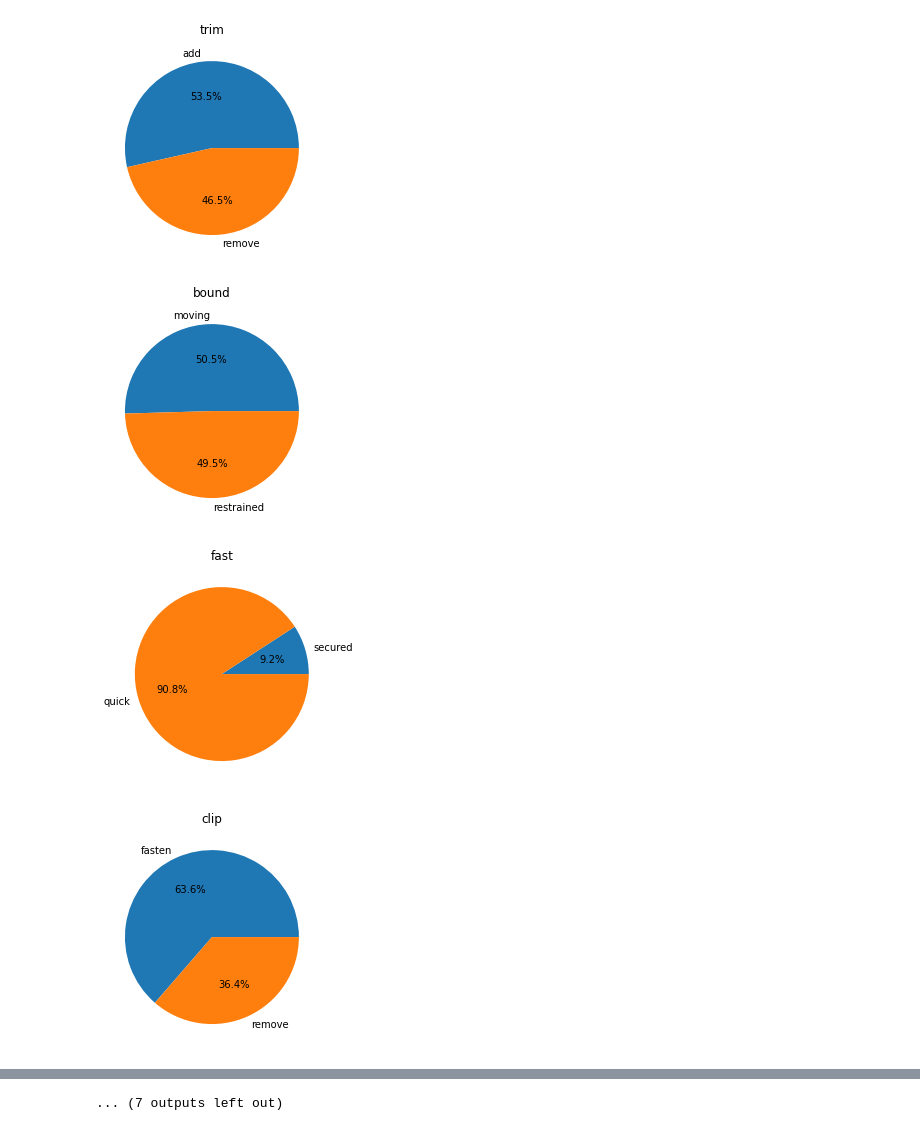
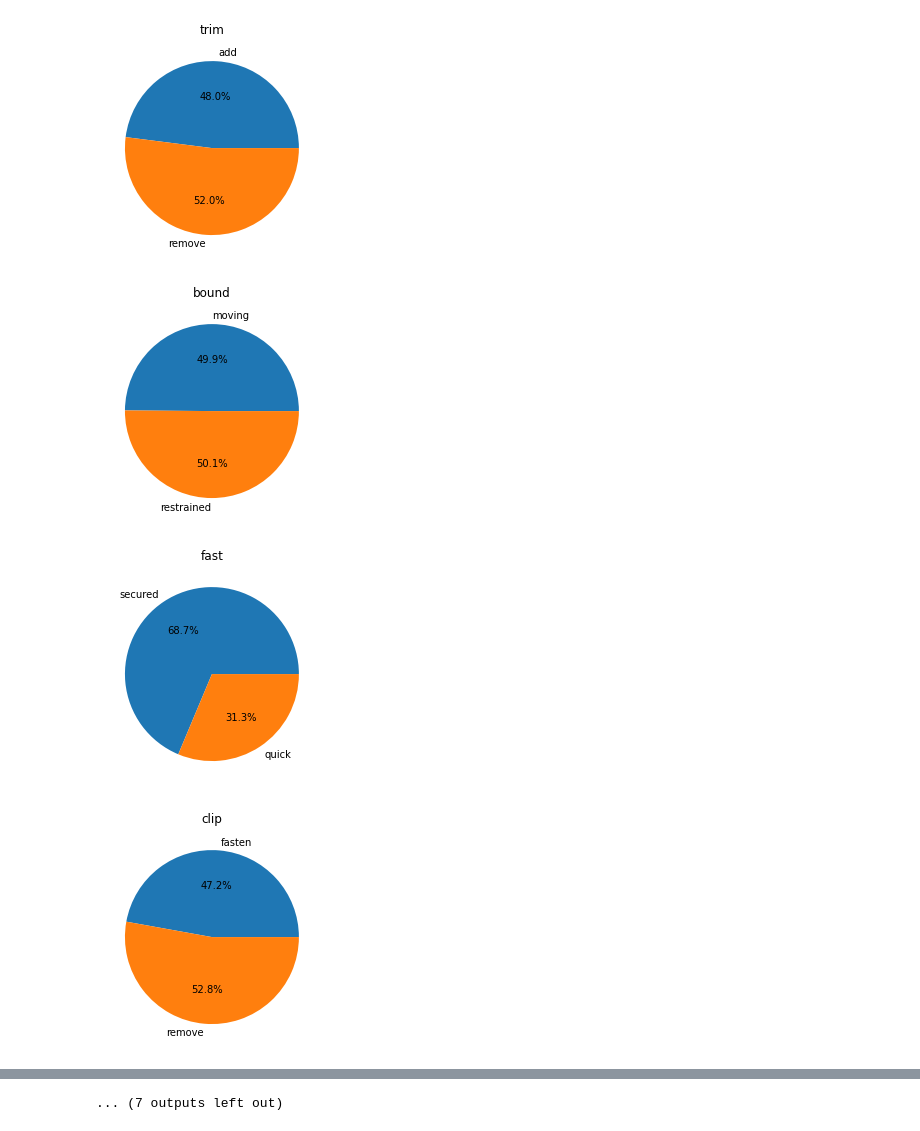
Before and after one commit to sonajain511/Contronym, a Jupyter notebook: Contronym.ipynb, the cells around one changed output, grey strips where cells are left out. Cells and saved outputs as stored; diff of their text form; code cells hidden in the pictures.

```diff
--- a/Contronym.ipynb
+++ b/Contronym.ipynb
@@ -13,3 +13,22 @@ meaning_2 = ['miss', 'remove', 'remove','restrained','quick','remove','ban','sho
 import matplotlib.pyplot as plt
 import scipy
 from scipy.spatial import distance
+# %%
+
+'''
+word = 'off'
+meaning_1 = 'nonfunctional'
+meaning_2 = 'functional'
+'''
+
+index = 15
+
+word_meaning_1_similarity = scipy.spatial.distance.cosine(word2vec[word[index]], word2vec[meaning_1[index]])
+print("Word Meaning 1 Similarity:", word_meaning_1_similarity)
+word_meaning_2_similarity = scipy.spatial.distance.cosine(word2vec[word[index]], word2vec[meaning_2[index]])
+print("Word Meaning 2 Similarity:", word_meaning_2_similarity)
+similarity_sum = word_meaning_1_similarity + word_meaning_2_similarity
+meaning_labels = [meaning_1[index], meaning_2[index]]
+plt.pie([word_meaning_1_similarity/similarity_sum, word_meaning_2_similarity/similarity_sum], labels = meaning_labels, autopct='%1.1f%%')
+plt.title(word[index])
+plt.show()
@@ -16,7 +39,7 @@ from scipy.spatial import distance
 # %%
 for index in range(len(word)):
-  word_meaning_1_similarity = 1 - scipy.spatial.distance.cosine(word2vec[word[index]], word2vec[meaning_1[index]])
-  word_meaning_2_similarity = 1 - scipy.spatial.distance.cosine(word2vec[word[index]], word2vec[meaning_2[index]])
+  word_meaning_1_similarity = scipy.spatial.distance.cosine(word2vec[word[index]], word2vec[meaning_1[index]])
+  word_meaning_2_similarity = scipy.spatial.distance.cosine(word2vec[word[index]], word2vec[meaning_2[index]])
   similarity_sum = word_meaning_1_similarity + word_meaning_2_similarity
   meaning_labels = [meaning_1[index], meaning_2[index]]
   plt.pie([word_meaning_1_similarity/similarity_sum, word_meaning_2_similarity/similarity_sum], labels = meaning_labels, autopct='%1.1f%%')
@@ -28,4 +51,4 @@ for index in range(len(word)):
-[figure, old version]
+[figure, new version]
-[figure, old version]
+[figure, new version]
-[figure, old version]
+[figure, new version]
-[figure, old version]
+[figure, new version]
```
Also changed, not shown: parts of 2 cells of this notebook.
